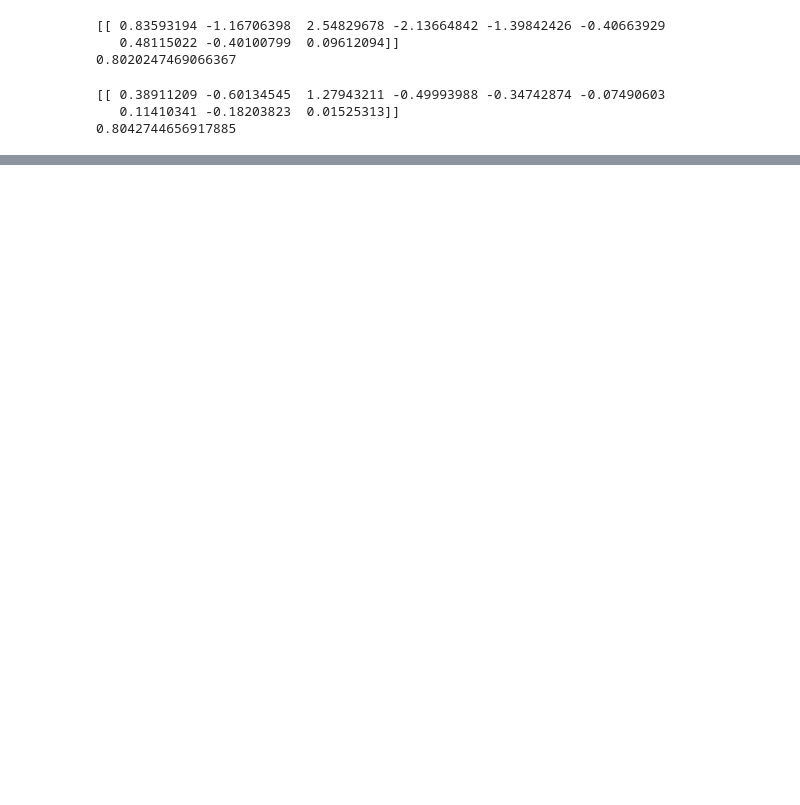
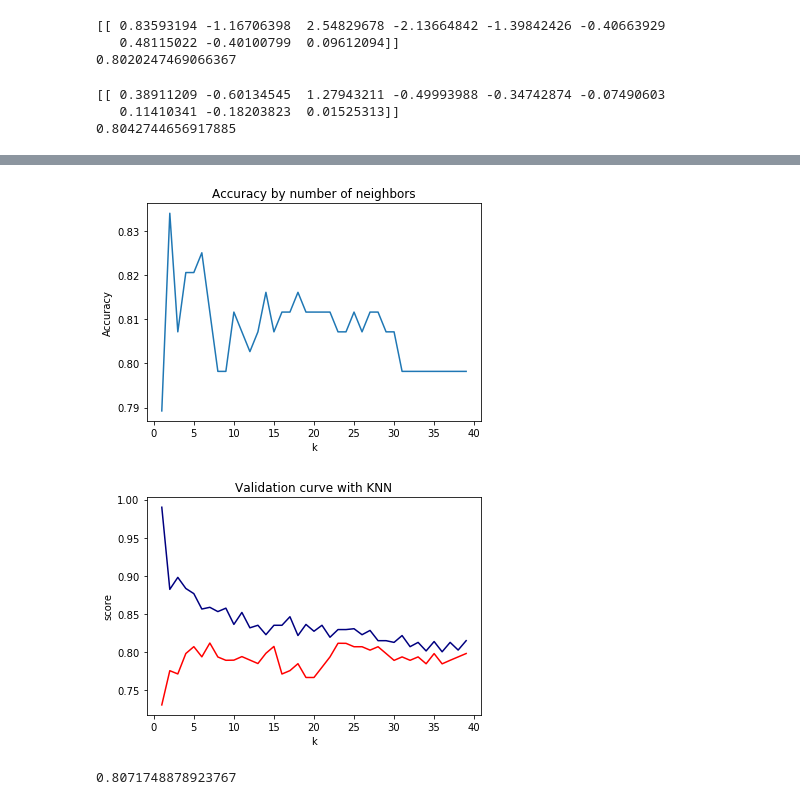
Before and after one commit to mamoore1/titanic_ml_project, a Jupyter notebook: titanic_ml.ipynb, the cells around one changed output, grey strips where cells are left out. Cells and saved outputs as stored; diff of their text form; code cells hidden in the pictures; blank space fills up the shorter version.

Commit message:
Attempt K Nearest Neighbors model, plot validation curve to choose k, generate predictions

```diff
--- a/titanic_ml.ipynb
+++ b/titanic_ml.ipynb
@@ -135,6 +147,9 @@ print(train_data.head(10))
 cleaned_data = train_data[['p2vp1', 'p2vp3', 'Sex', 'Age',\
                            'SibSp', 'Parch', 'Fare', 'qvs', 'qvc']]
 
+cleaned_test_data = test_data[['p2vp1', 'p2vp3', 'Sex', 'Age',\
+                           'SibSp', 'Parch', 'Fare', 'qvs', 'qvc']]
+
 target_data = train_data[['Survived']]
 target_data = target_data.iloc[:, -1].values
 
@@ -221,0 +243,4 @@ print(scaled_log_model.score(scaled_data, target_data))
+# %%
+from sklearn.model_selection import train_test_split
+
+x_train, x_test, y_train, y_test = train_test_split(scaled_data, target_data, test_size = 0.25, random_state=1)
@@ -221,0 +251,57 @@ print(scaled_log_model.score(scaled_data, target_data))
+# %%
+from sklearn.neighbors import KNeighborsClassifier
+from matplotlib import pyplot as plt
+from sklearn.model_selection import validation_curve
+
+#defining an empty list to hold scores
+
+k_vals = range(1, 40)
+k_scores = []
+
+for k in range(1, 40):
+    k_model = KNeighborsClassifier(n_neighbors = k)
+    k_model.fit(x_train, y_train)
+    k_scores.append(k_model.score(x_test, y_test))
+
+
+plt.plot(k_vals, k_scores)
+plt.title('Accuracy by number of neighbors')
+plt.xlabel('k')
+plt.ylabel('Accuracy')
+plt.show()
+
+
+plt.clf()
+
+train_results, test_results = validation_curve(KNeighborsClassifier(),\
+                                               x_test, y_test, param_name="n_neighbors",\
+                                               param_range=k_vals, scoring="accuracy", n_jobs=1)
+
+#Geting the means of the train and test results
+
+train_results_mean = np.mean(train_results, axis=1)
+test_results_mean = np.mean(test_results, axis=1)
+
+
+plt.title('Validation curve with KNN')
+plt.xlabel('k')
+plt.ylabel('score')
+plt.plot(k_vals, train_results_mean, color='navy')
+plt.plot(k_vals, test_results_mean, color='red')
+plt.show()
+# %% [output]
+[figure, added]
+[figure, added]
+# %%
+#Testing k Nearest Neighbors model
+
+k_model = KNeighborsClassifier(n_neighbors = 23)
+
+k_model.fit(x_train, y_train)
+print(k_model.score(x_test, y_test))
+
+# Predicting values for Titanic data
+
+k_y_pred = k_model.predict(scaled_test_data)
+# %% [output]
+0.8071748878923767
```
Also changed, not shown: parts of 8 cells of this notebook, 2 other files.
